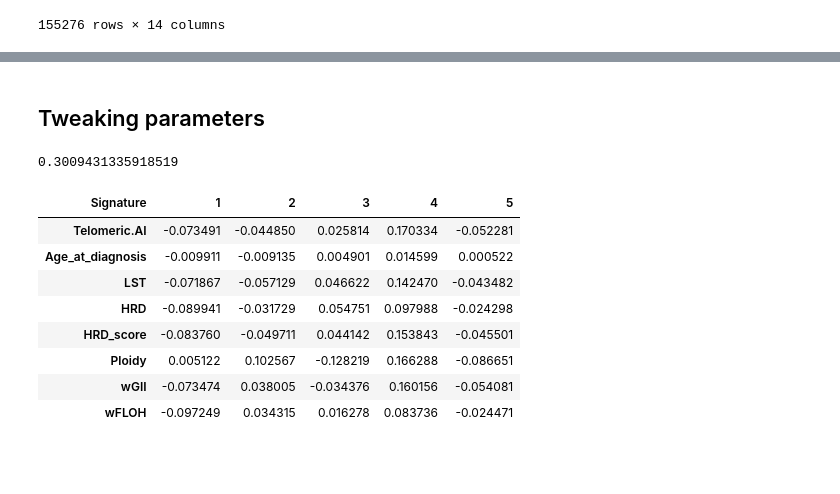
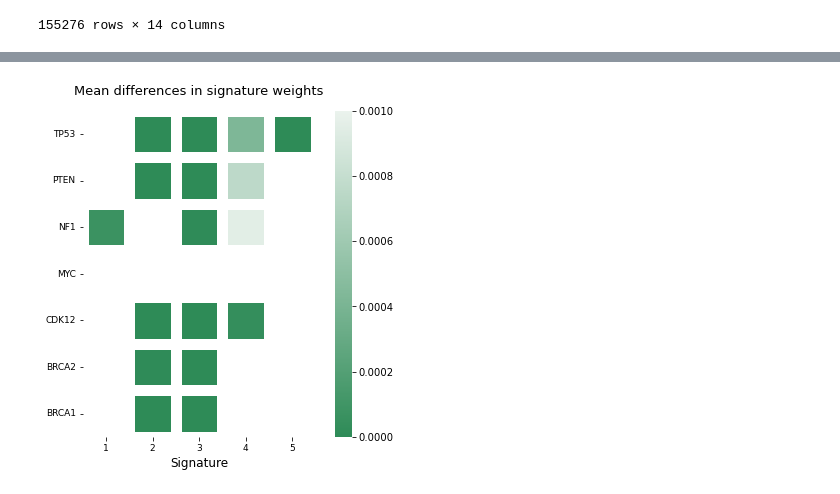
Before and after one commit to janneah/cns, a Jupyter notebook: notebooks/resultvisualisation.ipynb, the cells around one changed output, grey strips where cells are left out. Saved outputs shown, nothing was run; the diff lists cells and outputs as text; code cells hidden in the pictures; blank space fills up the shorter version.

```diff
--- a/notebooks/resultvisualisation.ipynb
+++ b/notebooks/resultvisualisation.ipynb
@@ -317,18 +296,20 @@ gene_df
 # %%
 alpha = 0.001
 palette = sns.light_palette("seagreen", reverse=True, as_cmap=True)
+# palette = sns.diverging_palette(10, 220, as_cmap=True)
 
 f, ax = plt.subplots(figsize=(7, 6))
 ax = sns.heatmap(
     gene_df[gene_df<alpha],
     vmin=0, vmax=alpha,
     cmap=palette,
     square=True,
     linewidths=11)
 
 plt.xlabel("Signature", fontsize=12)
 plt.yticks(rotation=0)
 ax.tick_params(axis="both", which="major", labelsize=9)
-plt.savefig('../figures/correlation_matrix_mutations.pdf')
+plt.title("Mean differences in signature weights", fontsize=13, y=1.03)
+plt.savefig('../figures/correlation_matrix_cin70.pdf')
+# %% [output]
+[figure, added]
-# %% [markdown]
-## Tweaking parameters
@@ -347,36 +315,0 @@ modelLDA = LdaModel(
-# %%
-coherences = CoherenceModel(model=modelLDA, corpus=bow_corpus, texts = listedDf, dictionary=dirichlet_dict, coherence='c_v', topn = 50).get_coherence()
-coherences
-# %% [output]
-0.3009431335918519
-# %%
-weights_df = create_heatmap(modelLDA, file)
-weights_df = weights_df[weights_df['Chr'] != 23]
-
-combined_df = weights_df.reset_index()
-combined_df['Age_at_diagnosis'] = survivaldata['age_at_initial_pathologic_diagnosis']
-combined_df = combined_df.dropna()
-
-combined_cin = weights_df.reset_index()
-combined_cin['Telomeric.AI'] = cin['Telomeric.AI']
-combined_cin['lst'] = cin['lst']
-combined_cin['hrd'] = cin['hrd']
-combined_cin['wGII'] = cin['wGII']
-combined_cin['ploidy'] = cin['Ploidy']
-combined_cin['hrd_score'] = cin['lst'] + cin['Telomeric.AI'] + cin['hrd']
-combined_cin['wFLOH'] = cin['wFLOH']
-combined_cin = combined_cin.dropna()
-
-corr_df = correlate(combined_df, combined_cin, 0)
-pval_df = correlate(combined_df, combined_cin, 1)
-corr_df
-# %% [output]
-| Signature | 1 | 2 | 3 | 4 | 5 |
-| Telomeric.AI | -0.073491 | -0.044850 | 0.025814 | 0.170334 | -0.052281 |
-| Age_at_diagnosis | -0.009911 | -0.009135 | 0.004901 | 0.014599 | 0.000522 |
-| LST | -0.071867 | -0.057129 | 0.046622 | 0.142470 | -0.043482 |
-| HRD | -0.089941 | -0.031729 | 0.054751 | 0.097988 | -0.024298 |
-| HRD_score | -0.083760 | -0.049711 | 0.044142 | 0.153843 | -0.045501 |
-| Ploidy | 0.005122 | 0.102567 | -0.128219 | 0.166288 | -0.086651 |
-| wGII | -0.073474 | 0.038005 | -0.034376 | 0.160156 | -0.054081 |
-| wFLOH | -0.097249 | 0.034315 | 0.016278 | 0.083736 | -0.024471 |
```
Also changed, not shown: parts of 36 cells of this notebook, 18 other files.
